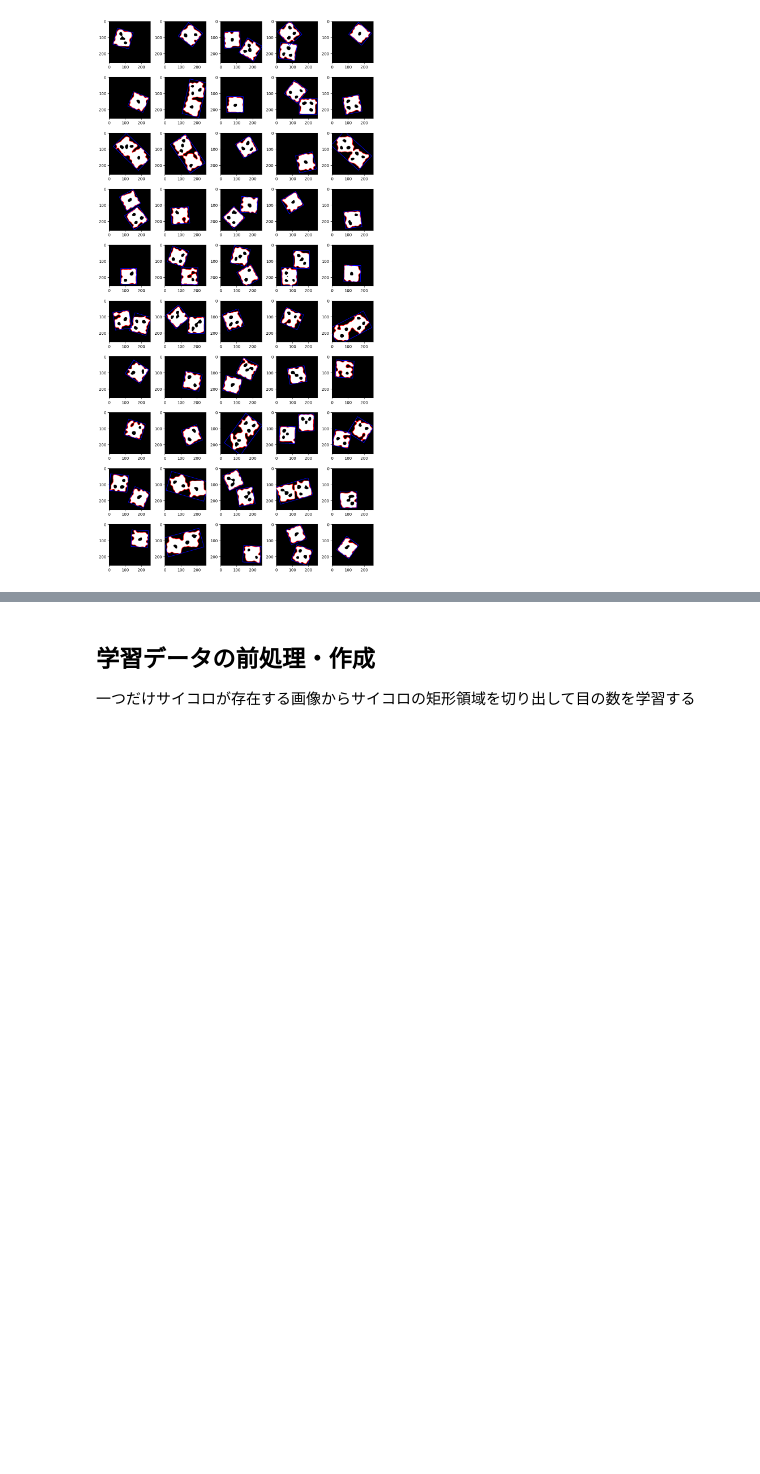
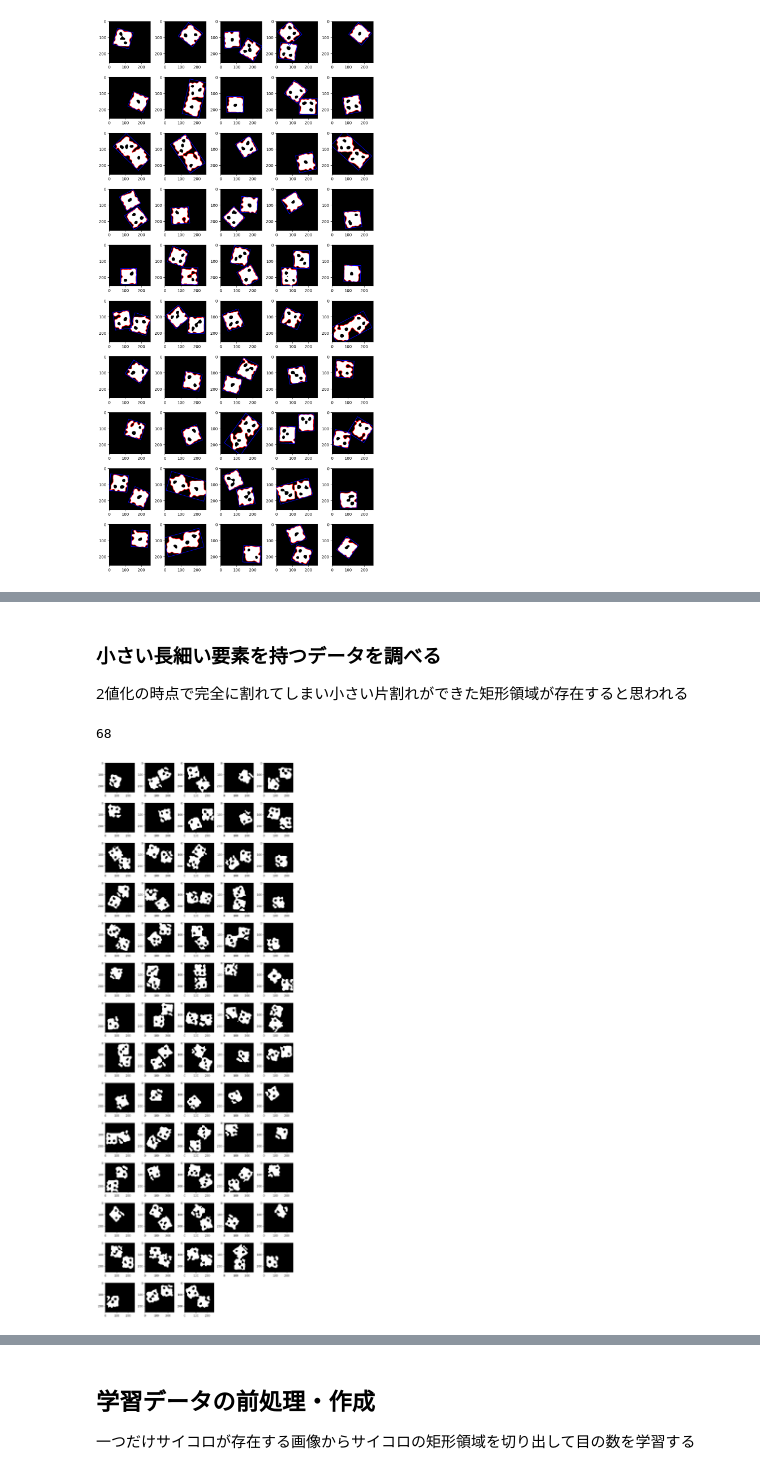
Before and after one commit to SStakafumi/sony-dice-competition, a Jupyter notebook: crop_one_dice.ipynb, the cells around one changed output, grey strips where cells are left out. Cells and saved outputs as stored; diff of their text form; code cells hidden in the pictures; blank space fills up the shorter version.

```diff
--- a/crop_one_dice.ipynb
+++ b/crop_one_dice.ipynb
@@ -126,0 +167,47 @@ plt.show()
+# %% [markdown]
+### 小さい長細い要素を持つデータを調べる
+2値化の時点で完全に割れてしまい小さい片割れができた矩形領域が存在すると思われる
+# %%
+# 長細い矩形を持つ画像のindex
+idx_list = []
+
+for i in range(X_train.shape[0]):
+
+    img = X_train[i, :]
+
+    # resize and binarization
+    img = cv2.resize(img, (256, 256), interpolation=cv2.INTER_LANCZOS4)
+    _, img = cv2.threshold(img, thresh=0, maxval=255, type=cv2.THRESH_BINARY + cv2.THRESH_OTSU)
+
+    rect_center, rect_size, rect_angle = get_rect(img)
+    # サイコロのrect情報を格納するリスト
+    dice_rect = []
+    for j, size_tmp in enumerate(rect_size):
+        # if ((size_tmp[0] < 85) and (60 <= size_tmp[1] <= 150)) or ((size_tmp[1] < 85) and (60 <= size_tmp[0] <= 150)):
+        if (size_tmp[1] < 60) and (40 <= size_tmp[0] <= 60):
+            idx_list.append(i)
+
+print(len(idx_list))
+# %% [output]
+68
+# %%
+img_num = len(idx_list)
+
+fig = plt.figure(figsize=(10, 10*((img_num//5+1)/5)))
+imgs_unusual_bi = np.ones((img_num, 256, 256), dtype='uint8')
+for cnt, i in enumerate(idx_list):
+    img = X_train[i, :]
+    # resize ランチョス
+    img = cv2.resize(img, (256, 256), interpolation=cv2.INTER_LANCZOS4)
+
+    # 2値化 大津
+    thresh, img = cv2.threshold(img, thresh=0, maxval=255, type=cv2.THRESH_BINARY + cv2.THRESH_OTSU)
+
+    imgs_unusual_bi[cnt, :] = img
+
+    # show image
+    ax = fig.add_subplot((img_num//5) + 1, 5, cnt+1)
+    plt.imshow(img, cmap='gray')
+    plt.tight_layout()
+# %% [output]
+[figure, added]
```
Also changed, not shown: parts of 15 cells of this notebook.
